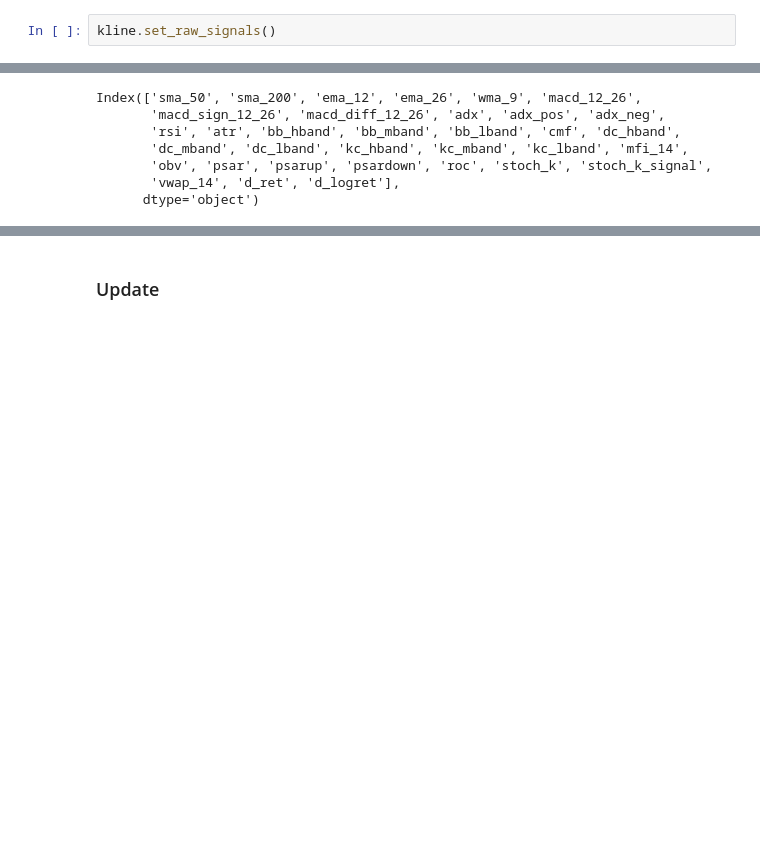
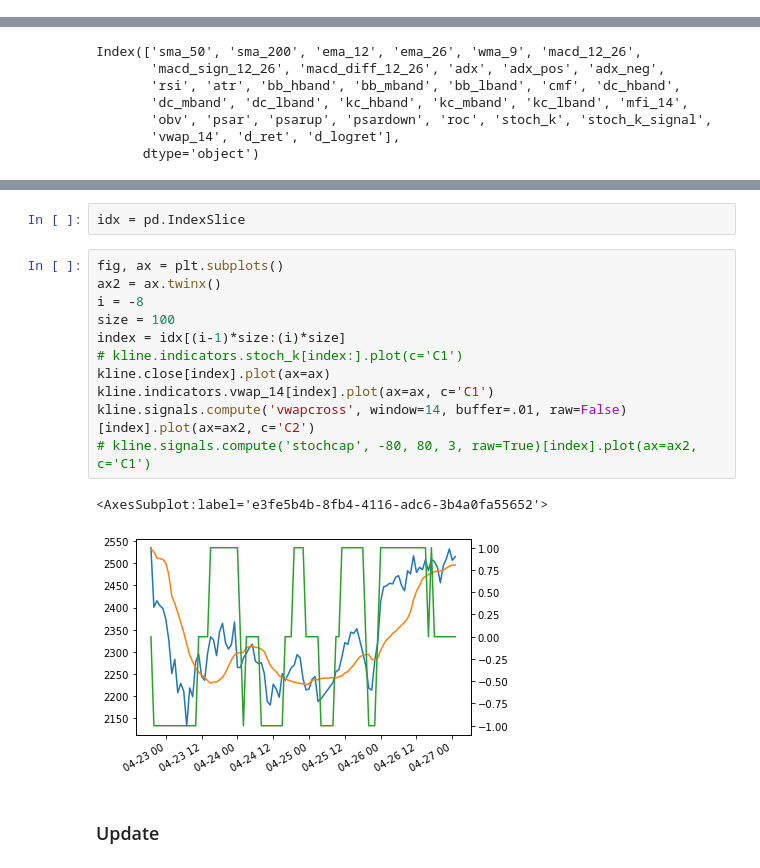
Before and after one commit to GuillaumeDMMarion/crypto-invest, a Jupyter notebook: notebooks/Implementation_rl.ipynb, the cells around one changed output, grey strips where cells are left out. Saved outputs shown, nothing was run; the diff lists cells and outputs as text; blank space fills up the shorter version.

Commit message:
Add new signals

```diff
--- a/notebooks/Implementation_rl.ipynb
+++ b/notebooks/Implementation_rl.ipynb
@@ -158,5 +158,3 @@ client = Client(binance_key, binance_secret)
 mngr = Mngr(quotes_or_assets=quotes_or_assets, client=client, url_scheme=url_scheme, root_path=root_path)
 # %%
 kline = klmngr['ETHUSDT']
-# %%
-kline.set_raw_signals()
@@ -224,5 +193,21 @@ kline.plot(24*30, signals=kline.signals)
 # %% [output]
 [interactive output not drawn]
+# %%
+idx = pd.IndexSlice
+# %%
+fig, ax = plt.subplots()
+ax2 = ax.twinx()
+i = -8
+size = 100
+index = idx[(i-1)*size:(i)*size]
+# kline.indicators.stoch_k[index:].plot(c='C1')
+kline.close[index].plot(ax=ax)
+kline.indicators.vwap_14[index].plot(ax=ax, c='C1')
+kline.signals.compute('vwapcross', window=14, buffer=.01, raw=False)[index].plot(ax=ax2, c='C2')
+# kline.signals.compute('stochcap', -80, 80, 3, raw=True)[index].plot(ax=ax2, c='C1')
+# %% [output]
+<AxesSubplot:label='e3fe5b4b-8fb4-4116-adc6-3b4a0fa55652'>
+[figure, added]
 # %% [markdown]
 ### Update
 # %%
```
Also changed, not shown: parts of 5 cells of this notebook, 1 other file.
